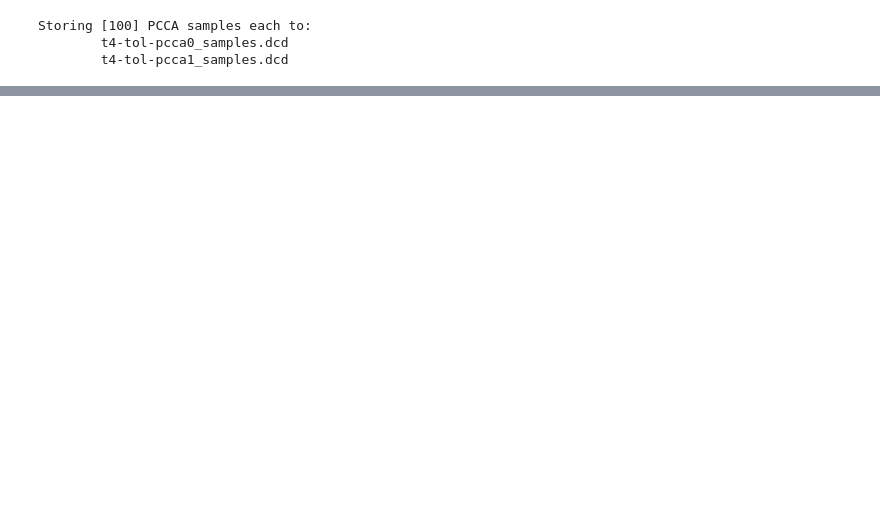
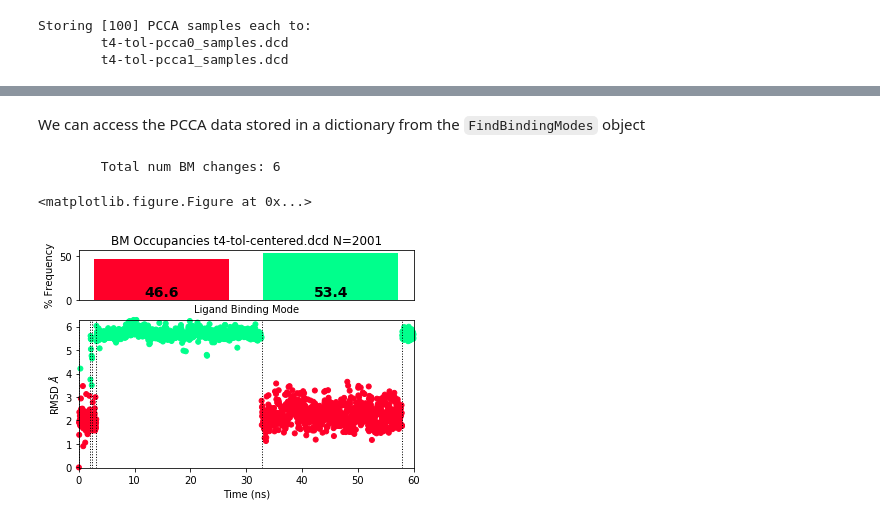
Before and after one commit to MobleyLab/blues, a Jupyter notebook: notebooks/example-id_bmodes.ipynb, the cells around one changed output, grey strips where cells are left out. Drawn from its saved outputs; the diff is of its cells as text; code cells hidden in the pictures; blank space fills up the shorter version.

Commit message:
Switch to assigning trajectory frames by PCCA centers and generalized pose sampling plot.

```diff
--- a/notebooks/example-id_bmodes.ipynb
+++ b/notebooks/example-id_bmodes.ipynb
@@ -213,0 +187,5 @@ bmo.calcOccupancy(leaders,leader_labels)
+# %%
+bmo = population.BindingModeOccupancy(molid='t4-tol',
+                            trajfile=trajfiles,
+                            tica_coord=fbm.data.tica_coordinates[0],
+                            time_per_frame=0.03)
@@ -213,0 +203,11 @@ bmo.calcOccupancy(leaders,leader_labels)
+# %% [markdown]
+We can access the PCCA data stored in a dictionary from the `FindBindingModes` object
+# %%
+pcca_centers = fbm.silhouette_pcca[n_clusters]['Centers']
+pcca_labels = fbm.silhouette_pcca[n_clusters]['Labels']
+# %%
+bmo.calcOccupancy(pcca_centers, pcca_labels)
+# %% [output]
+        Total num BM changes: 6
+<matplotlib.figure.Figure at 0x...>
+[figure, added]
```
Also changed, not shown: parts of 16 cells of this notebook, 5 other files.
